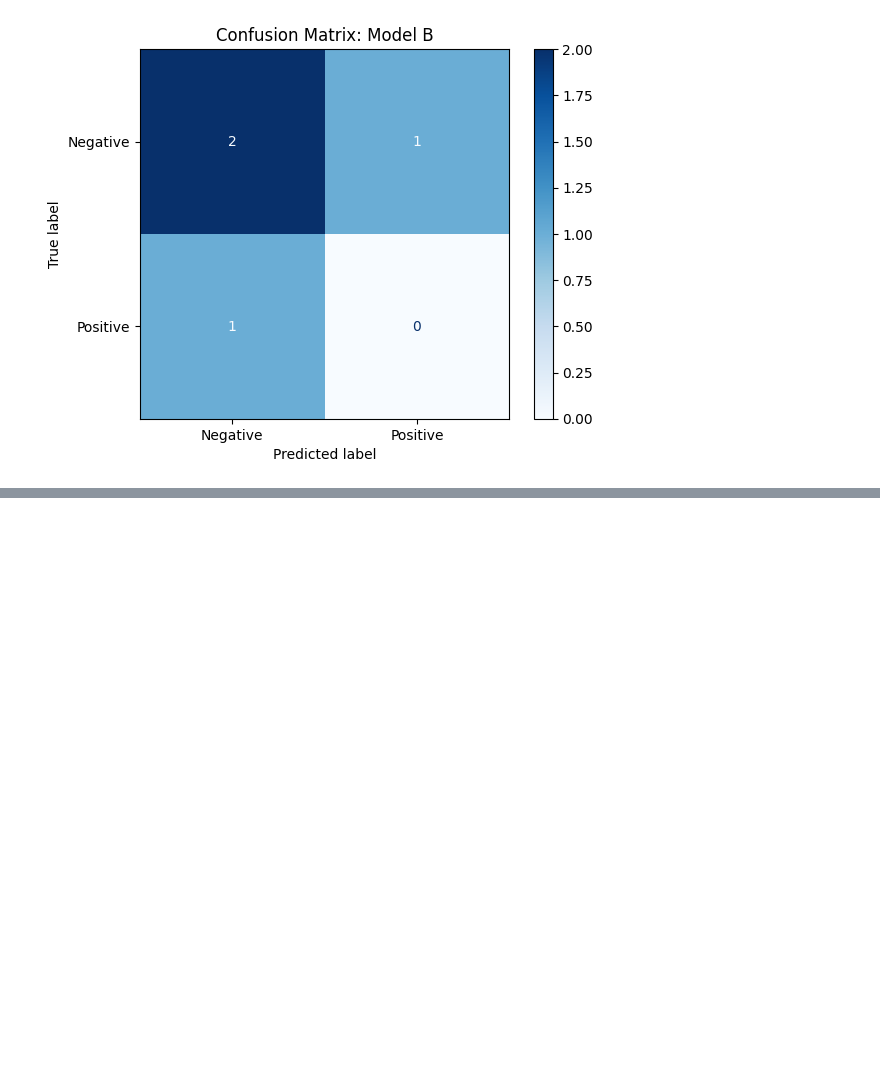
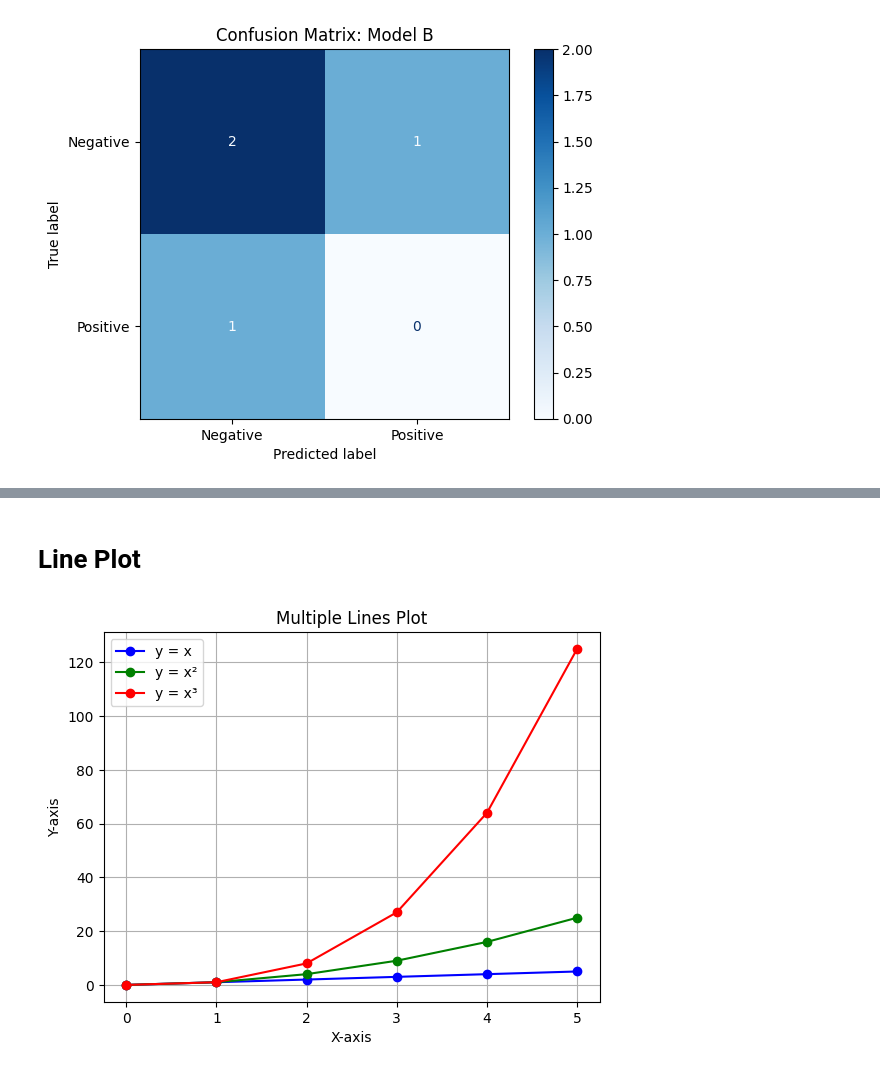
Before and after one commit to mayramtv/cnn-for-mammograms, a Jupyter notebook: Untitled.ipynb, the cells around one changed output, grey strips where cells are left out. Drawn from its saved outputs; the diff is of its cells as text; code cells hidden in the pictures; blank space fills up the shorter version.

```diff
--- a/Untitled.ipynb
+++ b/Untitled.ipynb
@@ -102,0 +174,29 @@ plot_model_confusion_matrices(models_data, class_names, show_only_one=True, inde
+# %% [markdown]
+# Line Plot
+# %%
+import matplotlib.pyplot as plt
+
+# Sample data
+x = [0, 1, 2, 3, 4, 5]
+y1 = [i for i in x]           # y = x
+y2 = [i**2 for i in x]        # y = x^2
+y3 = [i**3 for i in x]        # y = x^3
+
+# Plot multiple lines
+plt.plot(x, y1, label='y = x', color='blue', marker='o')
+plt.plot(x, y2, label='y = x²', color='green', marker='o')
+plt.plot(x, y3, label='y = x³', color='red', marker='o')
+
+# Add labels and title
+plt.xlabel('X-axis')
+plt.ylabel('Y-axis')
+plt.title('Multiple Lines Plot')
+plt.legend()
+
+# Show grid
+plt.grid(True)
+
+# Show plot
+plt.show()
+# %% [output]
+[figure, added]
```
Also changed, not shown: parts of 13 cells of this notebook, 1 other file.
